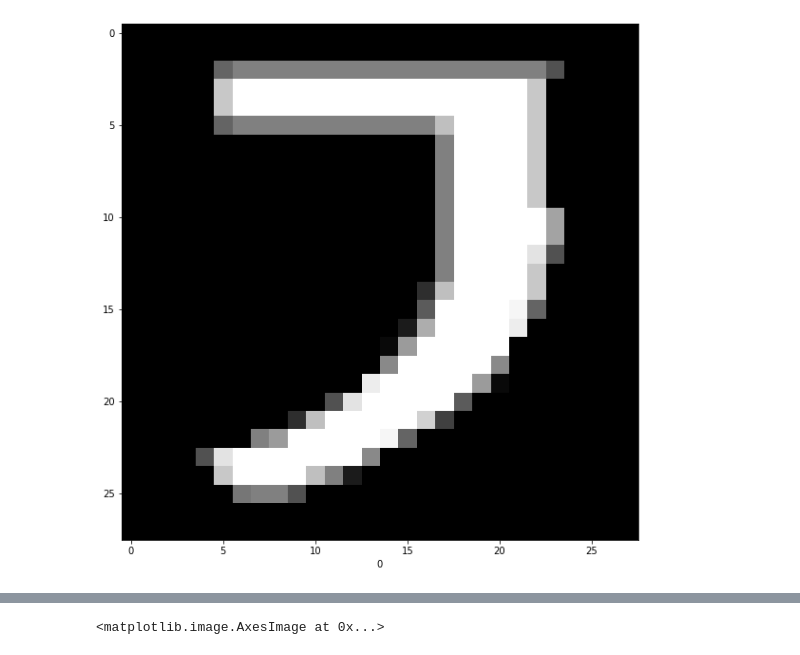
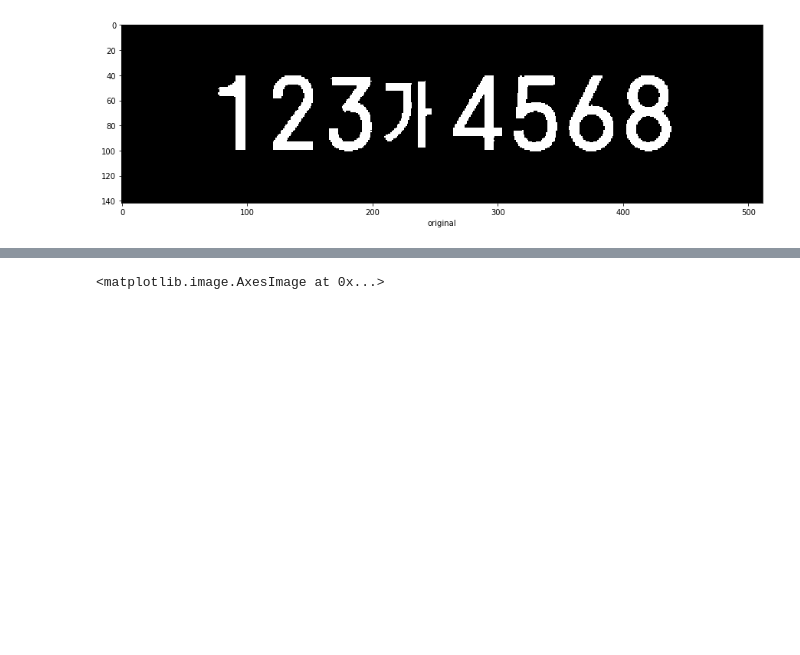
Before and after one commit to hepheir/2020_Study-Notitle, a Jupyter notebook: 2020-05-21_.ipynb, the cells around one changed output, grey strips where cells are left out. Saved outputs shown, nothing was run; the diff lists cells and outputs as text; code cells hidden in the pictures; blank space fills up the shorter version.

```diff
--- a/2020-05-21_.ipynb
+++ b/2020-05-21_.ipynb
@@ -4,57 +7,101 @@ import cv2
 import tensorflow as tf
 from matplotlib import pyplot as plt
 
+# --------------------------------
+
 from models.mnist_dok_0521 import model, checkpoint, input_shape
+
+# --------------------------------
 
 def calc_padding(x, y, padding):
     x0, y0 = (x+padding,    y+padding)
     x1, y1 = (x+w-padding,  y+h-padding)
     return x0, y0, x1, y1
 
-
+# --------------------------------
+# 이미지 불러오기 & 이진화
+# --------------------------------
 
 frame = cv2.imread("res/img/자동차 번호판.jpeg")
+
 frame_gray = cv2.cvtColor(frame, cv2.COLOR_BGR2GRAY)
 ret, frame_thresh = cv2.threshold(frame_gray, 128, 255, cv2.THRESH_BINARY_INV)
 
-# 외곽선 지우기
+# --------------------------------
+# 패딩을 이용하여 문자영역만 남기고 테두리 제거
+# --------------------------------
+
+# 1. 빈 프레임 생성
 frame_letters = np.zeros(frame_thresh.shape, dtype=np.uint8)
 
+# 2. 외곽선 검출
 contours, hierachy = cv2.findContours(frame_thresh, cv2.RETR_EXTERNAL, cv2.CHAIN_APPROX_NONE)
-
 extern_cont = contours[0]
 
+# 3. 테두리를 제외한 영역 잘라내기
 x,y,w,h = cv2.boundingRect(extern_cont)
 x0,y0,x1,y1 = calc_padding(x,y,5)
 frame_letters[y0:y1, x0:x1] = frame_thresh[y0:y1, x0:x1]
 
-# 모델 적용
-model.load_weights(checkpoint)
-
+# --------------------------------
+# 문자 영역으로부터 문자 검출 (모델에 입력할 데이터 생성)
+# --------------------------------
 contours, hierachy = cv2.findContours(frame_letters, cv2.RETR_EXTERNAL, cv2.CHAIN_APPROX_NONE)
 
-result = ''
+# 랜덤 순으로 검출된 문자를 번호판에서의 문자 순서로 정렬
+contours = sorted(contours, key=lambda cont: cv2.boundingRect(cont)[0]) # 바운딩 박스의 x,y,w,h중 x를 기준으로 sort
+
+x_predict = []
 
 for cont in contours:
     if cv2.contourArea(cont) < 20 : continue
 
     x,y,w,h = cv2.boundingRect(cont)
-    x0,y0,x1,y1 = calc_padding(x,y,-5)
-    frame_char = frame_letters[y0:y1, x0:x1]
 
-    frame_char = cv2.resize(frame_char, (28,28))
-    tmp = frame_char
+    # 1. 한 문자만을 마스킹하는 이미지 생성
+    mask = np.zeros(frame_letters.shape, dtype=np.uint8)
+    cv2.drawContours(mask, [cont], 0, 255, -1)
 
-    frame_char = frame_char.reshape(input_shape)
+    # 2. 해당 문자만을 잘라냄
+    masked = cv2.bitwise_and(frame_letters,frame_letters, mask=mask)[y:y+h, x:x+w]
 
-    x_predict = np.expand_dims(frame_char, axis=0)
+    # 3. 새로 생성한 정사각형 형태의 프레임에 중앙에 문자 삽입
+    n = max([h,w])
 
-    p = model.predict(x_predict)
+    dx, dy = 0, 0 # 잘라낸 숫자를 (dx,dy)만큼 평행이동하여, 중앙에 위치하도록 옮김.
+    if (w > h): dy = (w-h)//2
+    else:       dx = (h-w)//2
 
-    y_predict = np.where(p == max(p))[0][0]
+    square_frame = np.zeros((n,n), dtype=np.uint8)
+    square_frame[dy:dy+h, dx:dx+w] = frame_char
 
-    plt.figure(figsize=(12,10))
-    plt.xlabel(str(y_predict))
-    plt.imshow(tmp, cmap='gray')
-    print(y_predict)
+    # 4. 모델에 입력할 수 있는 형태가 되도록 데이터의 크기를 조정
+    _x = cv2.resize(square_frame, (28,28))
+    _x.reshape(input_shape)
+
+    x_predict.append(_x)
+
+# --------------------------------
+# 문자 영역으로부터 문자 검출
+# --------------------------------
+model.load_weights(checkpoint)
+
+x_predict = np.array(x_predict)
+y_predict = [np.where(p == max(p))[0][0] for p in model.predict(x_predict)]
+
+# --------------------------------
+# 결과 출력
+# --------------------------------
+n_of_contours = len(contours)
+
+plt.figure(figsize=(15,10))
+plt.xlabel('original')
+plt.imshow(frame_letters, cmap='gray')
+
+fig, axs = plt.subplots(1, n_of_contours, figsize=(15,9))
+for i in range(n_of_contours):
+    axs[i].imshow(np.squeeze(x_predict[i]), cmap='gray')
+    axs[i].set_xlabel('predict:'+str(y_predict[i]))
+
+fig.show()
 # %% [output]
@@ -70 +108 @@ for cont in contours:
-[figure, old version]
+[figure, new version]
```
Also changed, not shown: parts of 7 cells of this notebook.
